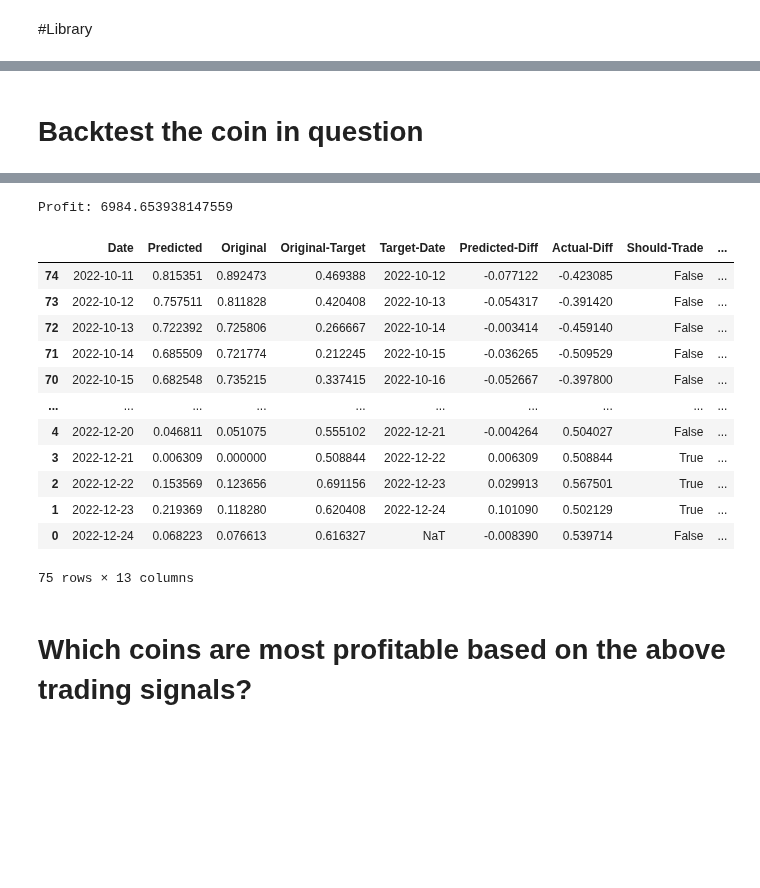
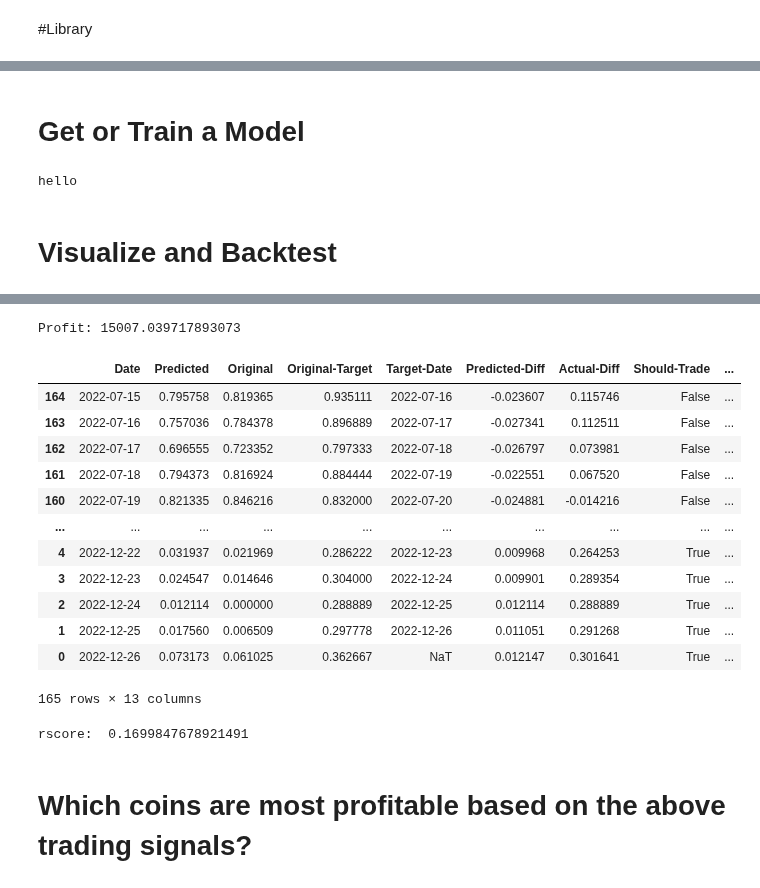
Before and after one commit to j03m/alfred, a Jupyter notebook: Coin_Predictions.ipynb, the cells around one changed output, grey strips where cells are left out. Drawn from its saved outputs; the diff is of its cells as text; code cells hidden in the pictures; blank space fills up the shorter version.

```diff
--- a/Coin_Predictions.ipynb
+++ b/Coin_Predictions.ipynb
@@ -242,23 +295,16 @@ if model == None:
-# %%
-if model == None:
-  X = np.asarray(X)
-  y = np.asarray(y)
-
-  # Split the data
-  #split = int(0.7 * len(X))
-  #X_train = X[:split]
-  #y_train = y[:split]
-  #X_test = X[split:]
-  #y_test = y[split:]
-
-  # Reshape the 1D arrays to 3D arrays to feed in the model
-  X_train = np.reshape(X, (X.shape[0], X.shape[1], 1))
-  model = build_model(num_features, 1)
-  history = model.fit(
-      X_train, y,
-      epochs = 20,
-      batch_size = 32,
-      validation_split = 0.2
-  )
-# %% [markdown]
-# Backtest the coin in question
+# %% [markdown]
+# Get or Train a Model
+# %%
+model = None
+file_exists = exists(model_path)
+
+if file_exists:
+  print("hello")
+  model = keras.models.load_model(model_path)
+else:
+  print("nope")
+  [scaled_features, X, y] = get_training_set_for("sp500")
+  model = build_model(num_features, 1)
+  [model, history] = train_model(model, X, y)
+# %% [output]
+hello
@@ -265,6 +316,8 @@ if model == None:
+# %% [markdown]
+# Visualize and Backtest
 # %%
 budget = 5000
-[btc_history, df_btc_features, df_history_scaled, df_raw] = get_coin_data_frames(90, "SYN-USD")
+[btc_history, df_btc_features, df_history_scaled, df_raw] = get_coin_data_frames(180, "REN-USDT")
 predicted = model.predict(df_history_scaled).flatten()
 [df_profit, profit] = build_profit_estimate(predicted, btc_history)
 df_chart = debug_prediction_frame(predicted, btc_history, df_history_scaled)
@@ -276,15 +329,15 @@ df_chart
 [interactive output not drawn]
-Profit: 6984.653938147559
+Profit: 15007.039717893073
 |  | Date | Predicted | Original | Original-Target | Target-Date | Predicted-Diff | Actual-Diff | Should-Trade | ... |
-| 74 | 2022-10-11 | 0.815351 | 0.892473 | 0.469388 | 2022-10-12 | -0.077122 | -0.423085 | False | ... |
-| 73 | 2022-10-12 | 0.757511 | 0.811828 | 0.420408 | 2022-10-13 | -0.054317 | -0.391420 | False | ... |
-| 72 | 2022-10-13 | 0.722392 | 0.725806 | 0.266667 | 2022-10-14 | -0.003414 | -0.459140 | False | ... |
-| 71 | 2022-10-14 | 0.685509 | 0.721774 | 0.212245 | 2022-10-15 | -0.036265 | -0.509529 | False | ... |
-| 70 | 2022-10-15 | 0.682548 | 0.735215 | 0.337415 | 2022-10-16 | -0.052667 | -0.397800 | False | ... |
+| 164 | 2022-07-15 | 0.795758 | 0.819365 | 0.935111 | 2022-07-16 | -0.023607 | 0.115746 | False | ... |
+| 163 | 2022-07-16 | 0.757036 | 0.784378 | 0.896889 | 2022-07-17 | -0.027341 | 0.112511 | False | ... |
+| 162 | 2022-07-17 | 0.696555 | 0.723352 | 0.797333 | 2022-07-18 | -0.026797 | 0.073981 | False | ... |
+| 161 | 2022-07-18 | 0.794373 | 0.816924 | 0.884444 | 2022-07-19 | -0.022551 | 0.067520 | False | ... |
+| 160 | 2022-07-19 | 0.821335 | 0.846216 | 0.832000 | 2022-07-20 | -0.024881 | -0.014216 | False | ... |
 | ... | ... | ... | ... | ... | ... | ... | ... | ... | ... |
-| 4 | 2022-12-20 | 0.046811 | 0.051075 | 0.555102 | 2022-12-21 | -0.004264 | 0.504027 | False | ... |
-| 3 | 2022-12-21 | 0.006309 | 0.000000 | 0.508844 | 2022-12-22 | 0.006309 | 0.508844 | True | ... |
-| 2 | 2022-12-22 | 0.153569 | 0.123656 | 0.691156 | 2022-12-23 | 0.029913 | 0.567501 | True | ... |
-| 1 | 2022-12-23 | 0.219369 | 0.118280 | 0.620408 | 2022-12-24 | 0.101090 | 0.502129 | True | ... |
-| 0 | 2022-12-24 | 0.068223 | 0.076613 | 0.616327 | NaT | -0.008390 | 0.539714 | False | ... |
+| 4 | 2022-12-22 | 0.031937 | 0.021969 | 0.286222 | 2022-12-23 | 0.009968 | 0.264253 | True | ... |
+| 3 | 2022-12-23 | 0.024547 | 0.014646 | 0.304000 | 2022-12-24 | 0.009901 | 0.289354 | True | ... |
+| 2 | 2022-12-24 | 0.012114 | 0.000000 | 0.288889 | 2022-12-25 | 0.012114 | 0.288889 | True | ... |
+| 1 | 2022-12-25 | 0.017560 | 0.006509 | 0.297778 | 2022-12-26 | 0.011051 | 0.291268 | True | ... |
+| 0 | 2022-12-26 | 0.073173 | 0.061025 | 0.362667 | NaT | 0.012147 | 0.301641 | True | ... |
-75 rows × 13 columns
+165 rows × 13 columns
@@ -294,3 +344,7 @@ Profit: 6984.653938147559
+# %%
+print("rscore: ", r2_score(predicted, df_history_scaled[:, 2]))
+# %% [output]
+rscore:  0.1699847678921491
 # %% [markdown]
 # Which coins are most profitable based on the above trading signals?
 # %%
```
Also changed, not shown: parts of 21 cells of this notebook.
